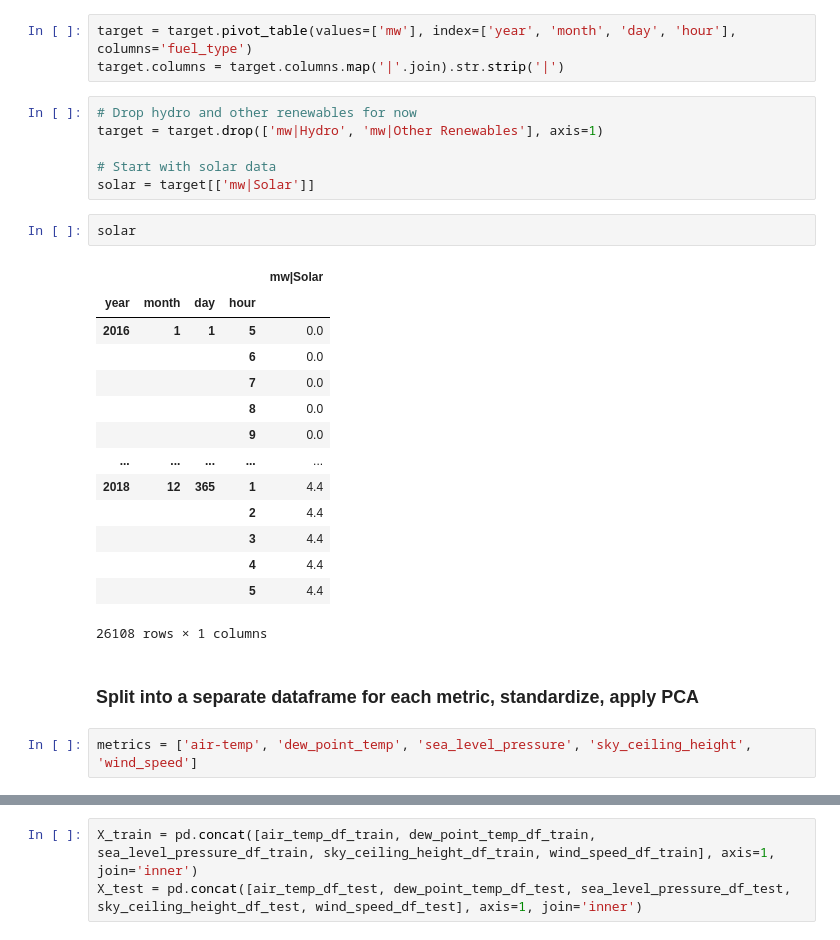
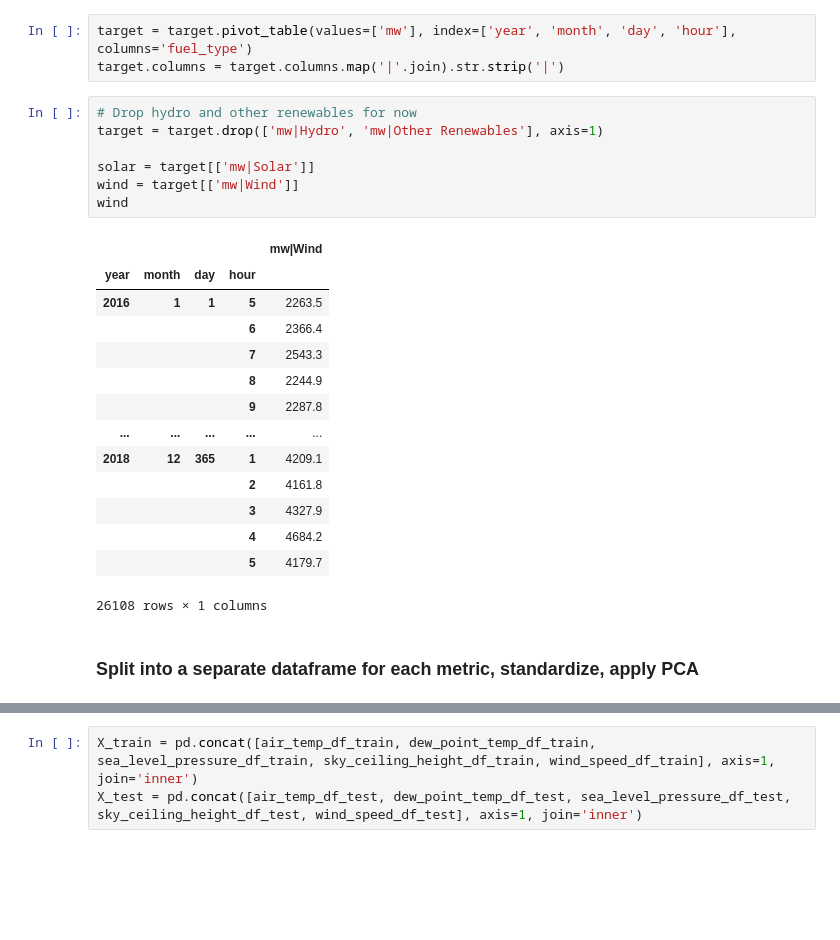
Before and after one commit to amy-wang/thesis2, a Jupyter notebook: data/Weather and Renewable Data.ipynb, the cells around one changed output, grey strips where cells are left out. Saved outputs shown, nothing was run; the diff lists cells and outputs as text; blank space fills up the shorter version.

Commit message:
fixed bugs in data cleaning

```diff
--- a/data/Weather and Renewable Data.ipynb
+++ b/data/Weather and Renewable Data.ipynb
@@ -95,27 +132,24 @@ target.columns = target.columns.map('|'.join).str.strip('|')
 # %%
 # Drop hydro and other renewables for now
 target = target.drop(['mw|Hydro', 'mw|Other Renewables'], axis=1)
 
-# Start with solar data
 solar = target[['mw|Solar']]
+wind = target[['mw|Wind']]
+wind
+# %% [output]
+|  |  |  |  | mw|Wind |
+| year | month | day | hour |  |
+| 2016 | 1 | 1 | 5 | 2263.5 |
+|  |  |  | 6 | 2366.4 |
+|  |  |  | 7 | 2543.3 |
+|  |  |  | 8 | 2244.9 |
+|  |  |  | 9 | 2287.8 |
+| ... | ... | ... | ... | ... |
+| 2018 | 12 | 365 | 1 | 4209.1 |
+|  |  |  | 2 | 4161.8 |
+|  |  |  | 3 | 4327.9 |
+|  |  |  | 4 | 4684.2 |
+|  |  |  | 5 | 4179.7 |
+26108 rows × 1 columns
-# %%
-solar
-# %% [output]
-|  |  |  |  | mw|Solar |
-| year | month | day | hour |  |
-| 2016 | 1 | 1 | 5 | 0.0 |
-|  |  |  | 6 | 0.0 |
-|  |  |  | 7 | 0.0 |
-|  |  |  | 8 | 0.0 |
-|  |  |  | 9 | 0.0 |
-| ... | ... | ... | ... | ... |
-| 2018 | 12 | 365 | 1 | 4.4 |
-|  |  |  | 2 | 4.4 |
-|  |  |  | 3 | 4.4 |
-|  |  |  | 4 | 4.4 |
-|  |  |  | 5 | 4.4 |
-26108 rows × 1 columns
 # %% [markdown]
 ### Split into a separate dataframe for each metric, standardize, apply PCA
-# %%
-metrics = ['air-temp', 'dew_point_temp', 'sea_level_pressure', 'sky_ceiling_height', 'wind_speed']
```
Also changed, not shown: parts of 55 cells of this notebook.
